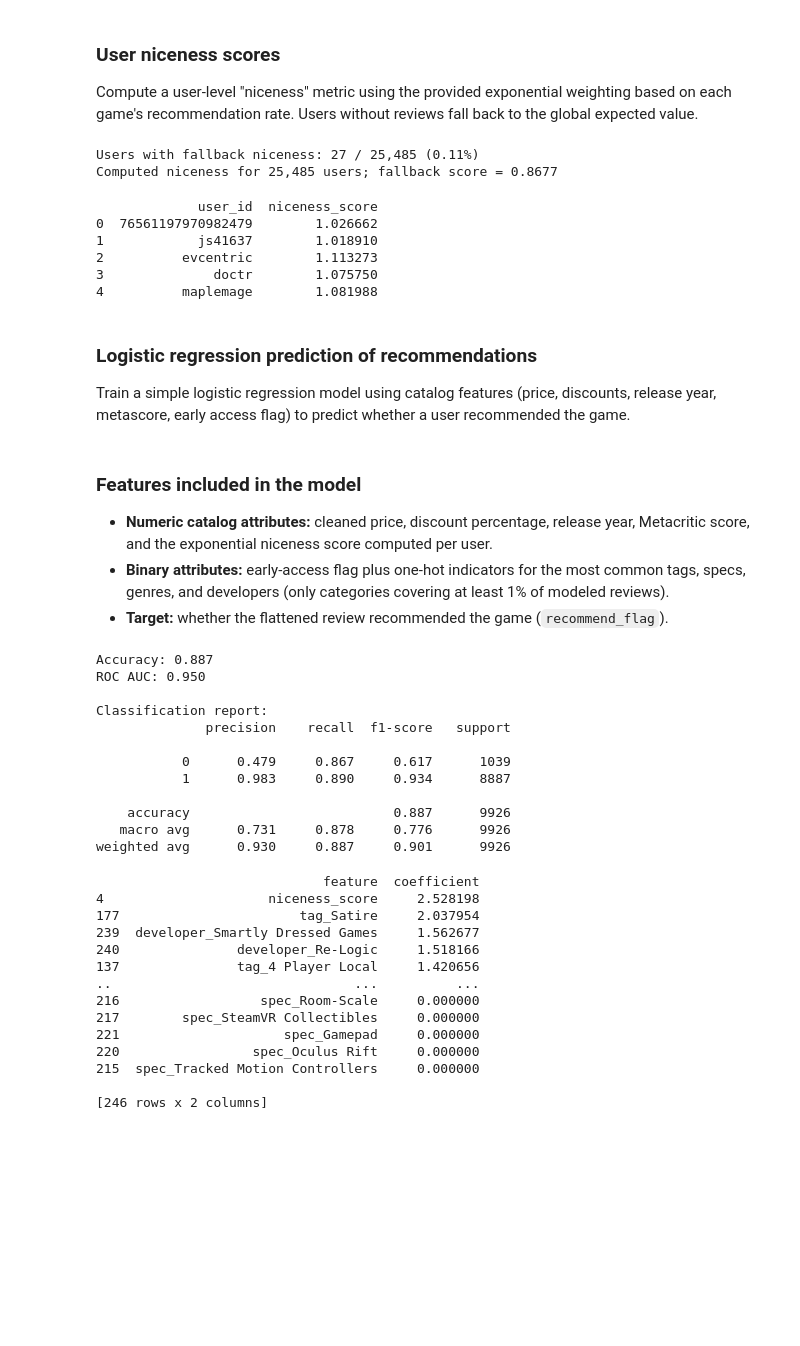
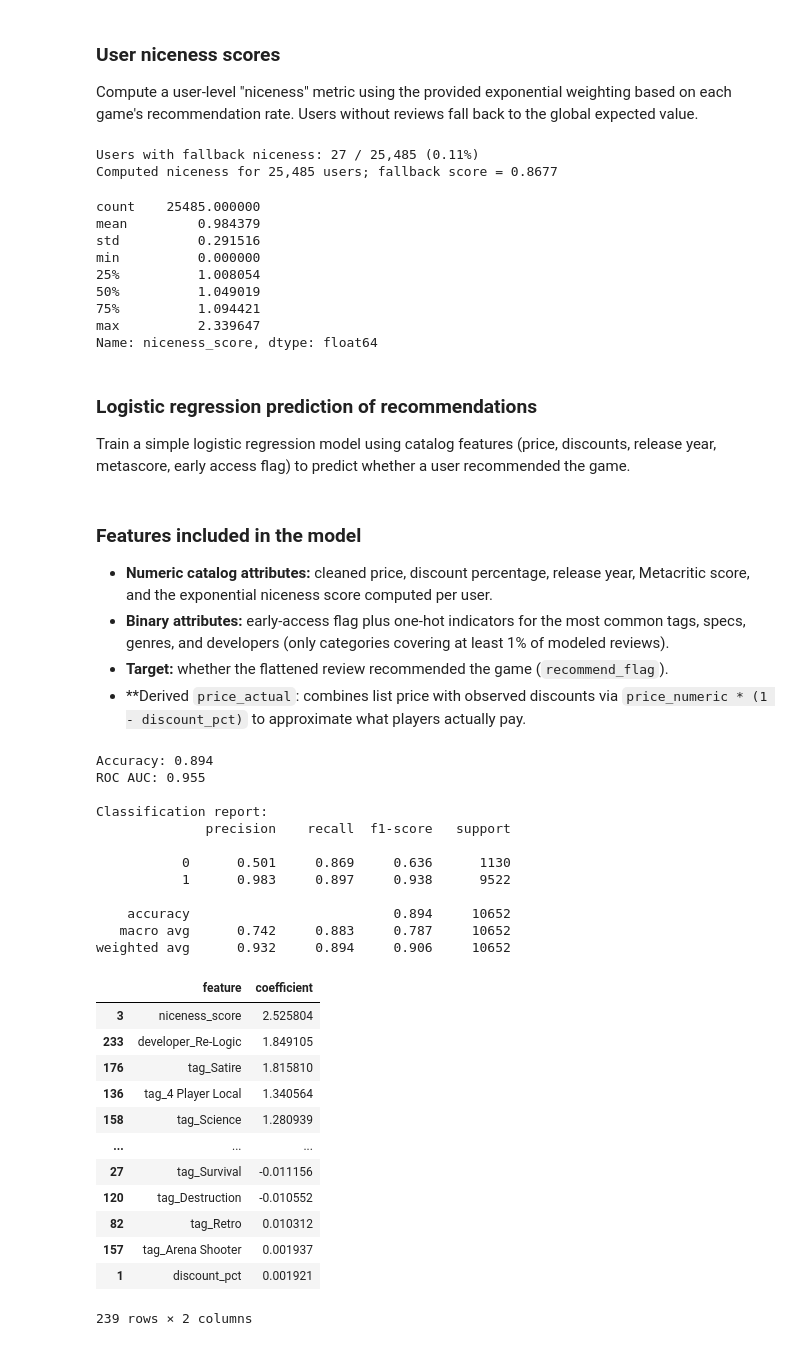
Before and after one commit to Yin-Y-M/CSE-158-Assignment-2, a Jupyter notebook: recommend_baseline.ipynb, the cells around one changed output. Drawn from its saved outputs; the diff is of its cells as text; code cells hidden in the pictures; blank space fills up the shorter version.

Commit message:
Minor feature engineering to improve accuracy

```diff
--- a/recommend_baseline.ipynb
+++ b/recommend_baseline.ipynb
@@ -427,16 +421,19 @@ percentage = fallback_count / len(niceness_df) * 100
 print(f'Users with fallback niceness: {fallback_count:,} / {len(niceness_df):,} ({percentage:.2f}%)')
 
 print(f'Computed niceness for {len(niceness_df):,} users; fallback score = {global_default:.4f}')
-niceness_df.head()
+niceness_df['niceness_score'].describe()
 # %% [output]
 Users with fallback niceness: 27 / 25,485 (0.11%)
 Computed niceness for 25,485 users; fallback score = 0.8677
-             user_id  niceness_score
-0  76561197970982479        1.026662
-1            js41637        1.018910
-2          evcentric        1.113273
-3              doctr        1.075750
-4          maplemage        1.081988
+count    25485.000000
+mean         0.984379
+std          0.291516
+min          0.000000
+25%          1.008054
+50%          1.049019
+75%          1.094421
+max          2.339647
+Name: niceness_score, dtype: float64
 # %% [markdown]
 ### Logistic regression prediction of recommendations
 
@@ -447,6 +444,7 @@ Train a simple logistic regression model using catalog features (price, discount
 - **Numeric catalog attributes:** cleaned price, discount percentage, release year, Metacritic score, and the exponential niceness score computed per user.
 - **Binary attributes:** early-access flag plus one-hot indicators for the most common tags, specs, genres, and developers (only categories covering at least 1% of modeled reviews).
 - **Target:** whether the flattened review recommended the game (`recommend_flag`).
+- **Derived `price_actual`: combines list price with observed discounts via `price_numeric * (1 - discount_pct)` to approximate what players actually pay.
 # %%
 
 from sklearn.compose import ColumnTransformer
@@ -459,12 +457,13 @@ from sklearn.preprocessing import StandardScaler
 if 'niceness_df' not in globals() or 'global_default' not in globals():
     raise RuntimeError('Run the niceness score section before training the logistic regression.')
 
-model_features = ['user_id', 'price_numeric', 'discount_pct', 'release_year', 'metascore', 'early_access', 'tags', 'specs', 'genres', 'developer']
-essential_features = ['price_numeric', 'release_year']
+review_features['discount_pct'] = review_features['discount_pct'].fillna(0)
+review_features['price_actual'] = review_features['price_numeric'] * (1 - review_features['discount_pct'].clip(upper=0.99))
+model_features = ['user_id', 'price_actual', 'discount_pct', 'metascore', 'early_access', 'tags', 'specs', 'genres', 'developer']
+essential_features = ['price_actual', 'tags']
 model_df = review_features[model_features + ['recommend_flag']].dropna(subset=essential_features).copy()
 model_df = model_df.merge(niceness_df[['user_id', 'niceness_score']], on='user_id', how='left')
 model_df['niceness_score'] = model_df['niceness_score'].fillna(global_default)
-model_df['discount_pct'] = model_df['discount_pct'].fillna(0)
 model_df['metascore'] = model_df['metascore'].fillna(model_df['metascore'].median())
 model_df['developer'] = model_df['developer'].fillna('Unknown')
 model_df['early_access_flag'] = model_df['early_access'].fillna(False).astype(int)
@@ -510,7 +509,7 @@ else:
 
 cat_features_df['early_access_flag'] = model_df['early_access_flag']
 
-numeric_features = ['price_numeric', 'discount_pct', 'release_year', 'metascore', 'niceness_score']
+numeric_features = ['price_actual', 'discount_pct', 'metascore', 'niceness_score']
 cat_feature_cols = list(cat_features_df.columns)
 all_features = numeric_features + cat_feature_cols
 X = pd.concat([model_df[numeric_features], cat_features_df], axis=1)
@@ -529,51 +528,50 @@ pipeline = Pipeline([
 ])
 
 X_train, X_test, y_train, y_test = train_test_split(
     X, y, test_size=0.2, random_state=42, stratify=y
 )
 
 pipeline.fit(X_train, y_train)
 y_pred = pipeline.predict(X_test)
 y_prob = pipeline.predict_proba(X_test)[:, 1]
 
 accuracy = accuracy_score(y_test, y_pred)
 roc_auc = roc_auc_score(y_test, y_prob)
 print(f'Accuracy: {accuracy:.3f}')
 print(f'ROC AUC: {roc_auc:.3f}')
 print('\nClassification report:')
 print(classification_report(y_test, y_pred, digits=3))
 
 coefs = pipeline.named_steps['logreg'].coef_[0]
 feature_names = numeric_features + cat_feature_cols
 coef_table = (
     pd.DataFrame({'feature': feature_names, 'coefficient': coefs})
     .sort_values('coefficient', key=lambda s: s.abs(), ascending=False)
 )
 coef_table
 # %% [output]
-Accuracy: 0.887
-ROC AUC: 0.950
+Accuracy: 0.894
+ROC AUC: 0.955
 
 Classification report:
               precision    recall  f1-score   support
 
-           0      0.479     0.867     0.617      1039
-           1      0.983     0.890     0.934      8887
+           0      0.501     0.869     0.636      1130
+           1      0.983     0.897     0.938      9522
 
-    accuracy                          0.887      9926
-   macro avg      0.731     0.878     0.776      9926
-weighted avg      0.930     0.887     0.901      9926
+    accuracy                          0.894     10652
+   macro avg      0.742     0.883     0.787     10652
+weighted avg      0.932     0.894     0.906     10652
+|  | feature | coefficient |
+| 3 | niceness_score | 2.525804 |
+| 233 | developer_Re-Logic | 1.849105 |
+| 176 | tag_Satire | 1.815810 |
+| 136 | tag_4 Player Local | 1.340564 |
+| 158 | tag_Science | 1.280939 |
+| ... | ... | ... |
+| 27 | tag_Survival | -0.011156 |
+| 120 | tag_Destruction | -0.010552 |
+| 82 | tag_Retro | 0.010312 |
+| 157 | tag_Arena Shooter | 0.001937 |
+| 1 | discount_pct | 0.001921 |
-                             feature  coefficient
-4                     niceness_score     2.528198
-177                       tag_Satire     2.037954
-239  developer_Smartly Dressed Games     1.562677
-240               developer_Re-Logic     1.518166
-137               tag_4 Player Local     1.420656
-..                               ...          ...
-216                  spec_Room-Scale     0.000000
-217        spec_SteamVR Collectibles     0.000000
-221                     spec_Gamepad     0.000000
-220                 spec_Oculus Rift     0.000000
-215  spec_Tracked Motion Controllers     0.000000
-
-[246 rows x 2 columns]
+239 rows × 2 columns
```
Also changed, not shown: parts of 12 cells of this notebook.
